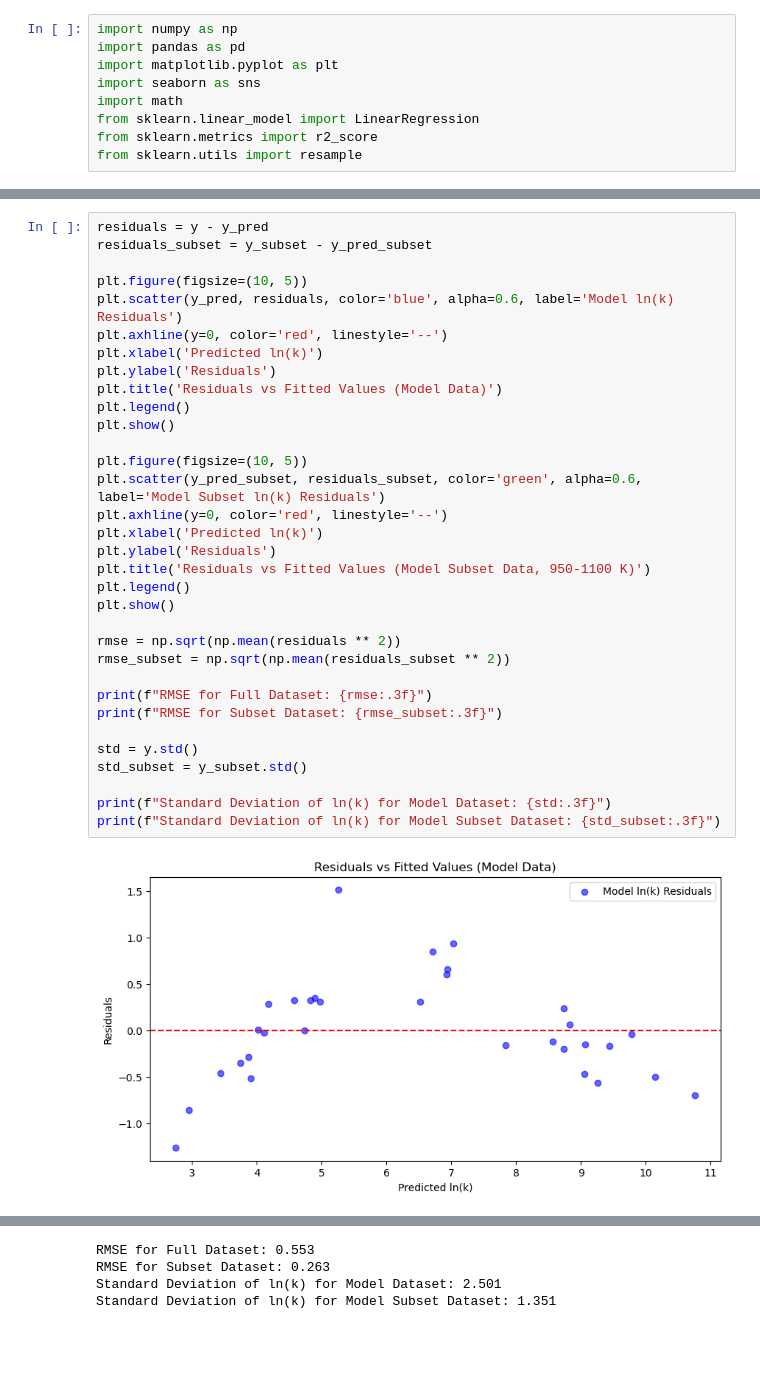
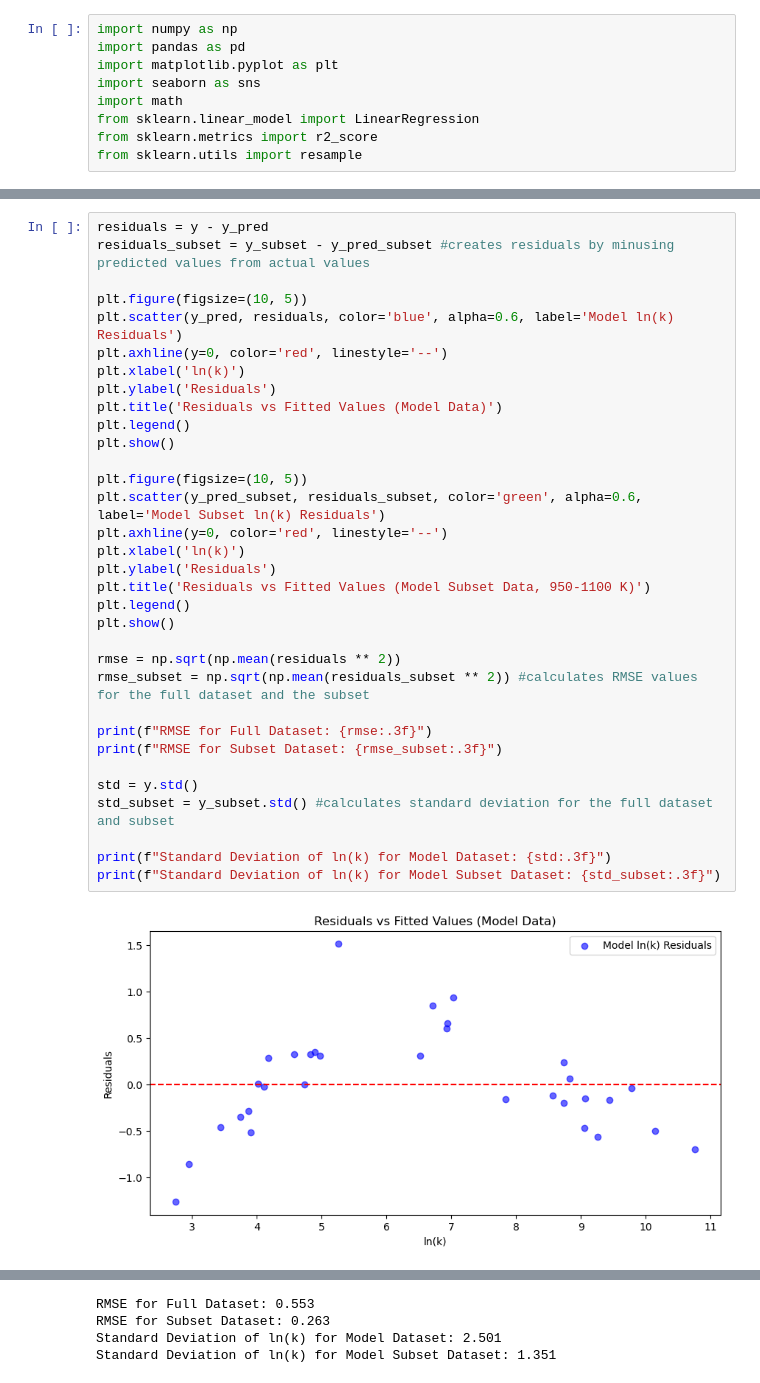
Before and after one commit to nickhardman3/y3_DataScience_Assignment1, a Jupyter notebook: Assignment1.ipynb, the cells around one changed output, grey strips where cells are left out. Cells and saved outputs as stored; diff of their text form; blank space fills up the shorter version.

```diff
--- a/Assignment1.ipynb
+++ b/Assignment1.ipynb
@@ -94,36 +94,36 @@ plt.show()
 [figure]
 # %%
 residuals = y - y_pred
-residuals_subset = y_subset - y_pred_subset
+residuals_subset = y_subset - y_pred_subset #creates residuals by minusing predicted values from actual values
 
 plt.figure(figsize=(10, 5))
 plt.scatter(y_pred, residuals, color='blue', alpha=0.6, label='Model ln(k) Residuals')
 plt.axhline(y=0, color='red', linestyle='--')
-plt.xlabel('Predicted ln(k)')
+plt.xlabel('ln(k)')
 plt.ylabel('Residuals')
 plt.title('Residuals vs Fitted Values (Model Data)')
 plt.legend()
 plt.show()
 
 plt.figure(figsize=(10, 5))
 plt.scatter(y_pred_subset, residuals_subset, color='green', alpha=0.6, label='Model Subset ln(k) Residuals')
 plt.axhline(y=0, color='red', linestyle='--')
-plt.xlabel('Predicted ln(k)')
+plt.xlabel('ln(k)')
 plt.ylabel('Residuals')
 plt.title('Residuals vs Fitted Values (Model Subset Data, 950-1100 K)')
 plt.legend()
 plt.show()
 
 rmse = np.sqrt(np.mean(residuals ** 2))
-rmse_subset = np.sqrt(np.mean(residuals_subset ** 2))
+rmse_subset = np.sqrt(np.mean(residuals_subset ** 2)) #calculates RMSE values for the full dataset and the subset
 
 print(f"RMSE for Full Dataset: {rmse:.3f}")
 print(f"RMSE for Subset Dataset: {rmse_subset:.3f}")
 
 std = y.std()
-std_subset = y_subset.std()
+std_subset = y_subset.std() #calculates standard deviation for the full dataset and subset
 
 print(f"Standard Deviation of ln(k) for Model Dataset: {std:.3f}")
 print(f"Standard Deviation of ln(k) for Model Subset Dataset: {std_subset:.3f}")
 # %% [output]
-[figure, old version]
+[figure, new version]
```
Also changed, not shown: parts of 13 cells of this notebook.
